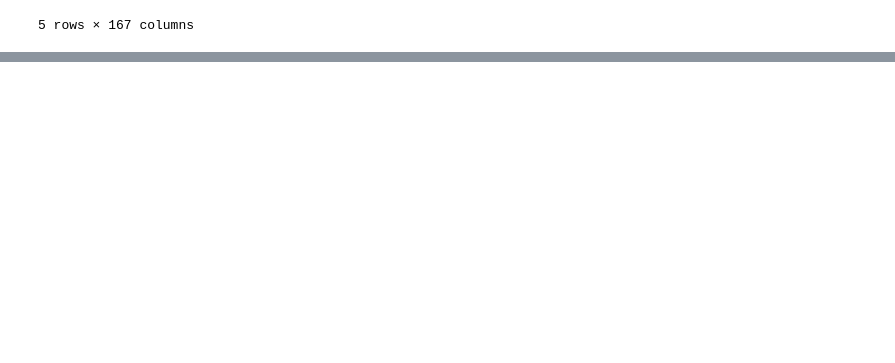
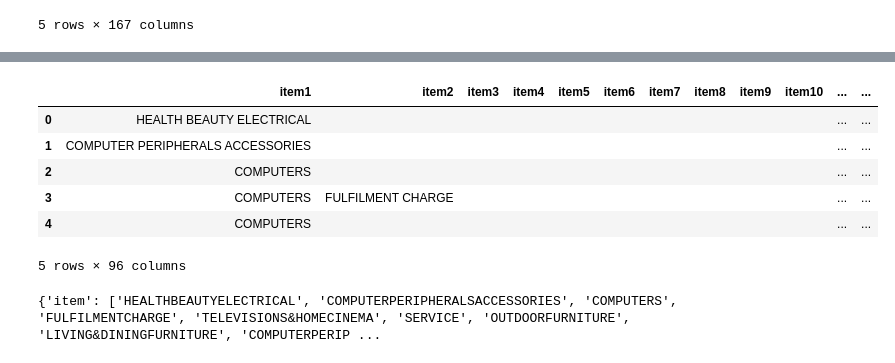
Before and after one commit to alimrrc/Machine-Learning-272-, a Jupyter notebook: Data Treatment.ipynb, the cells around one changed output, grey strips where cells are left out. Saved outputs shown, nothing was run; the diff lists cells and outputs as text; code cells hidden in the pictures; blank space fills up the shorter version.

```diff
--- a/Data Treatment.ipynb
+++ b/Data Treatment.ipynb
@@ -183,0 +186,55 @@ data.head()
+# %%
+# Load the dataset from a CSV file
+df = pd.read_csv('X_train_G3tdtEn.csv')
+# %%
+# Get the data types of all columns
+dtypes = df.dtypes
+
+cols = df.columns
+
+for col in cols:
+    if "goods_code" in col or "model" in col or "ID" in col or col == 'Nb_of_items':
+        df.drop(col, axis=1, inplace=True)
+
+cols = df.columns
+
+df.fillna('', inplace=True)
+
+df.head()
+# %% [output]
+|  | item1 | item2 | item3 | item4 | item5 | item6 | item7 | item8 | item9 | item10 | ... | ... |
+| 0 | HEALTH BEAUTY ELECTRICAL |  |  |  |  |  |  |  |  |  | ... | ... |
+| 1 | COMPUTER PERIPHERALS ACCESSORIES |  |  |  |  |  |  |  |  |  | ... | ... |
+| 2 | COMPUTERS |  |  |  |  |  |  |  |  |  | ... | ... |
+| 3 | COMPUTERS | FULFILMENT CHARGE |  |  |  |  |  |  |  |  | ... | ... |
+| 4 | COMPUTERS |  |  |  |  |  |  |  |  |  | ... | ... |
+5 rows × 96 columns
+# %%
+unique_values = {}
+feature_cols = {}
+feature_df = {}
+features = ['item', 'price', 'make', 'purchas']
+
+for feature in features:
+    unique_values[feature] = []
+    feature_cols[feature] = []
+
+    for col in cols:
+        if feature in col:
+            feature_cols[feature].append(col)
+
+    feature_df[feature] = df[feature_cols[feature]]
+
+    if feature == 'item' or feature == 'make':
+
+        feature_df[feature] = feature_df[feature].apply(lambda x: x.str.replace(' ', ''))
+
+        for i, row in feature_df[feature].iterrows():
+            for val in row:
+                if val != '':
+                    if val not in unique_values[feature]:
+                        unique_values[feature].append(val)
+
+print(unique_values)
+# %% [output]
+{'item': ['HEALTHBEAUTYELECTRICAL', 'COMPUTERPERIPHERALSACCESSORIES', 'COMPUTERS', 'FULFILMENTCHARGE', 'TELEVISIONS&HOMECINEMA', 'SERVICE', 'OUTDOORFURNITURE', 'LIVING&DININGFURNITURE', 'COMPUTERPERIP ...
```
Also changed, not shown: parts of 24 cells of this notebook.
